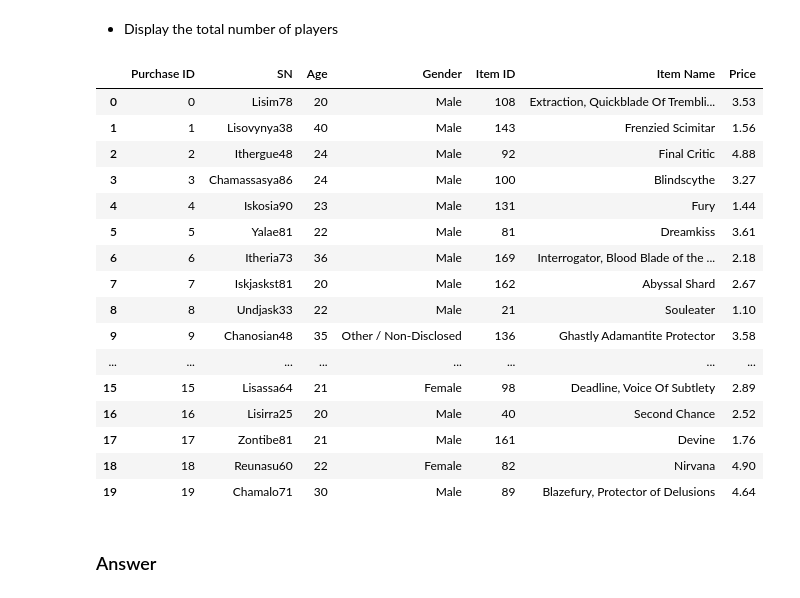
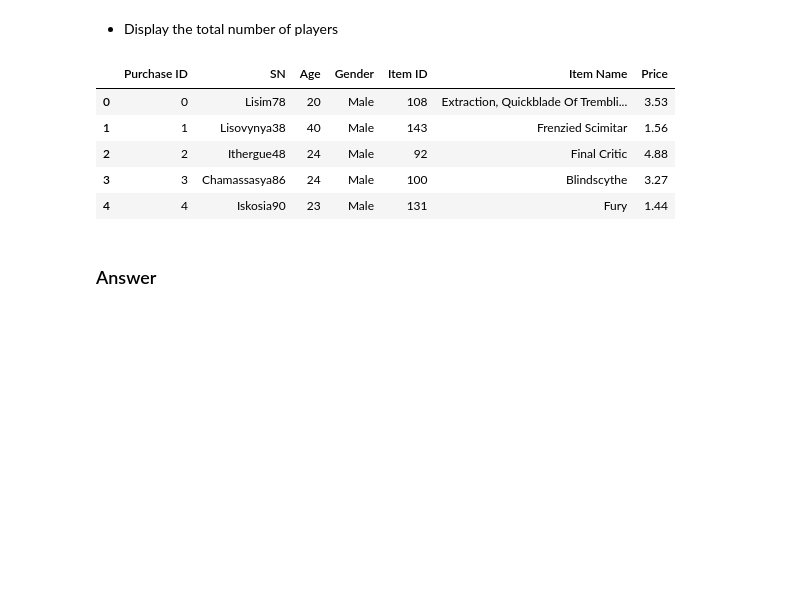
Before and after one commit to c-pompa/pandas-challenge, a Jupyter notebook: HeroesOfPymoli/HeroesOfPymoli_starter.ipynb, the cells around one changed output. Saved outputs shown, nothing was run; the diff lists cells and outputs as text; code cells hidden in the pictures; blank space fills up the shorter version.

```diff
--- a/HeroesOfPymoli/HeroesOfPymoli_starter.ipynb
+++ b/HeroesOfPymoli/HeroesOfPymoli_starter.ipynb
@@ -22,28 +22,18 @@ purchase_data = pd.read_csv(file_to_load)
 # %% [markdown]
 * Display the total number of players
 # %%
+# Create dataframe with purchase data inported from csv
 df_purchase_data = pd.DataFrame(purchase_data)
-df_purchase_data.head(20)
+df_purchase_data.head()
 
 # Clean data. Length is 780, we're looking for 576 as shown below.
 # %% [output]
 |  | Purchase ID | SN | Age | Gender | Item ID | Item Name | Price |
 | 0 | 0 | Lisim78 | 20 | Male | 108 | Extraction, Quickblade Of Trembli... | 3.53 |
 | 1 | 1 | Lisovynya38 | 40 | Male | 143 | Frenzied Scimitar | 1.56 |
 | 2 | 2 | Ithergue48 | 24 | Male | 92 | Final Critic | 4.88 |
 | 3 | 3 | Chamassasya86 | 24 | Male | 100 | Blindscythe | 3.27 |
 | 4 | 4 | Iskosia90 | 23 | Male | 131 | Fury | 1.44 |
-| 5 | 5 | Yalae81 | 22 | Male | 81 | Dreamkiss | 3.61 |
-| 6 | 6 | Itheria73 | 36 | Male | 169 | Interrogator, Blood Blade of the ... | 2.18 |
-| 7 | 7 | Iskjaskst81 | 20 | Male | 162 | Abyssal Shard | 2.67 |
-| 8 | 8 | Undjask33 | 22 | Male | 21 | Souleater | 1.10 |
-| 9 | 9 | Chanosian48 | 35 | Other / Non-Disclosed | 136 | Ghastly Adamantite Protector | 3.58 |
-| ... | ... | ... | ... | ... | ... | ... | ... |
-| 15 | 15 | Lisassa64 | 21 | Female | 98 | Deadline, Voice Of Subtlety | 2.89 |
-| 16 | 16 | Lisirra25 | 20 | Male | 40 | Second Chance | 2.52 |
-| 17 | 17 | Zontibe81 | 21 | Male | 161 | Devine | 1.76 |
-| 18 | 18 | Reunasu60 | 22 | Female | 82 | Nirvana | 4.90 |
-| 19 | 19 | Chamalo71 | 30 | Male | 89 | Blazefury, Protector of Delusions | 4.64 |
 # %% [markdown]
 ### Answer
 # %%
```
Also changed, not shown: parts of 18 cells of this notebook.
